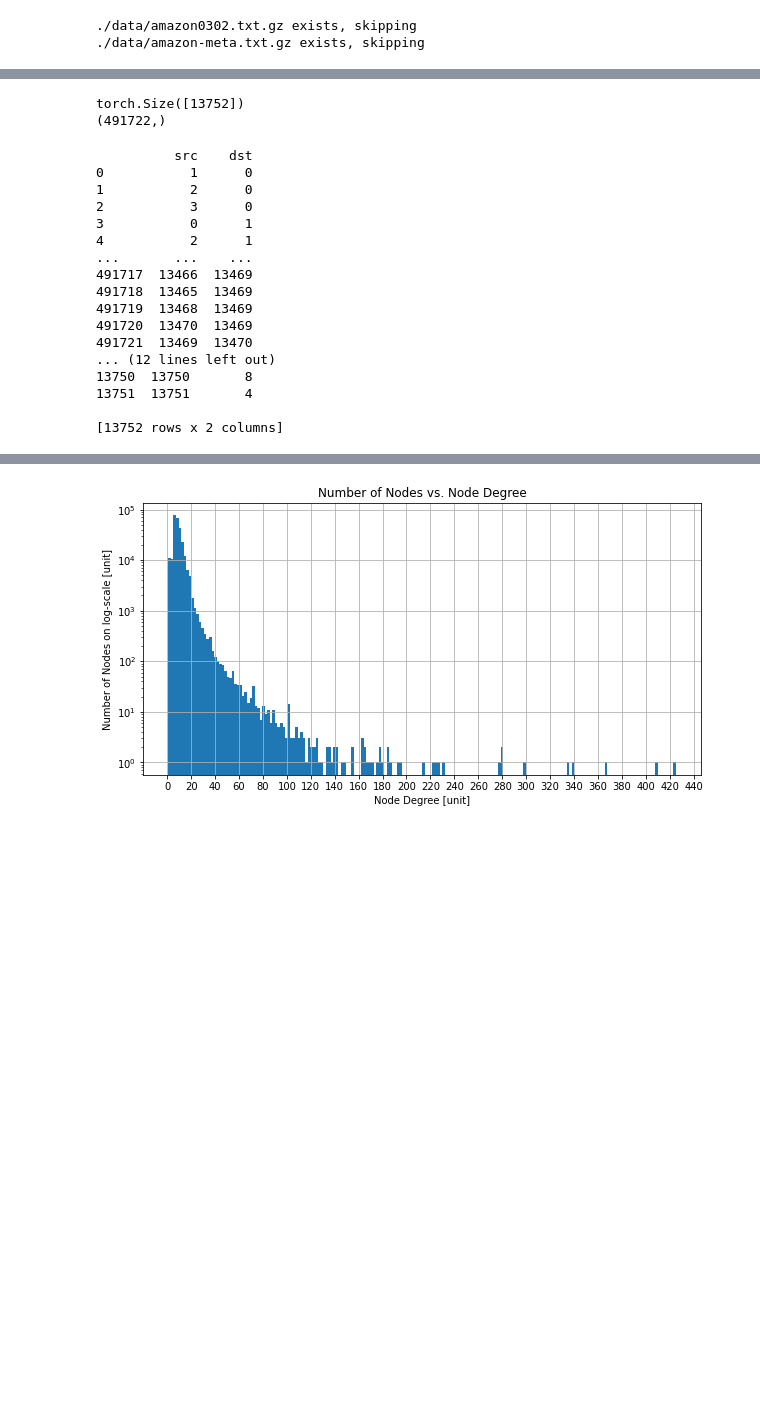
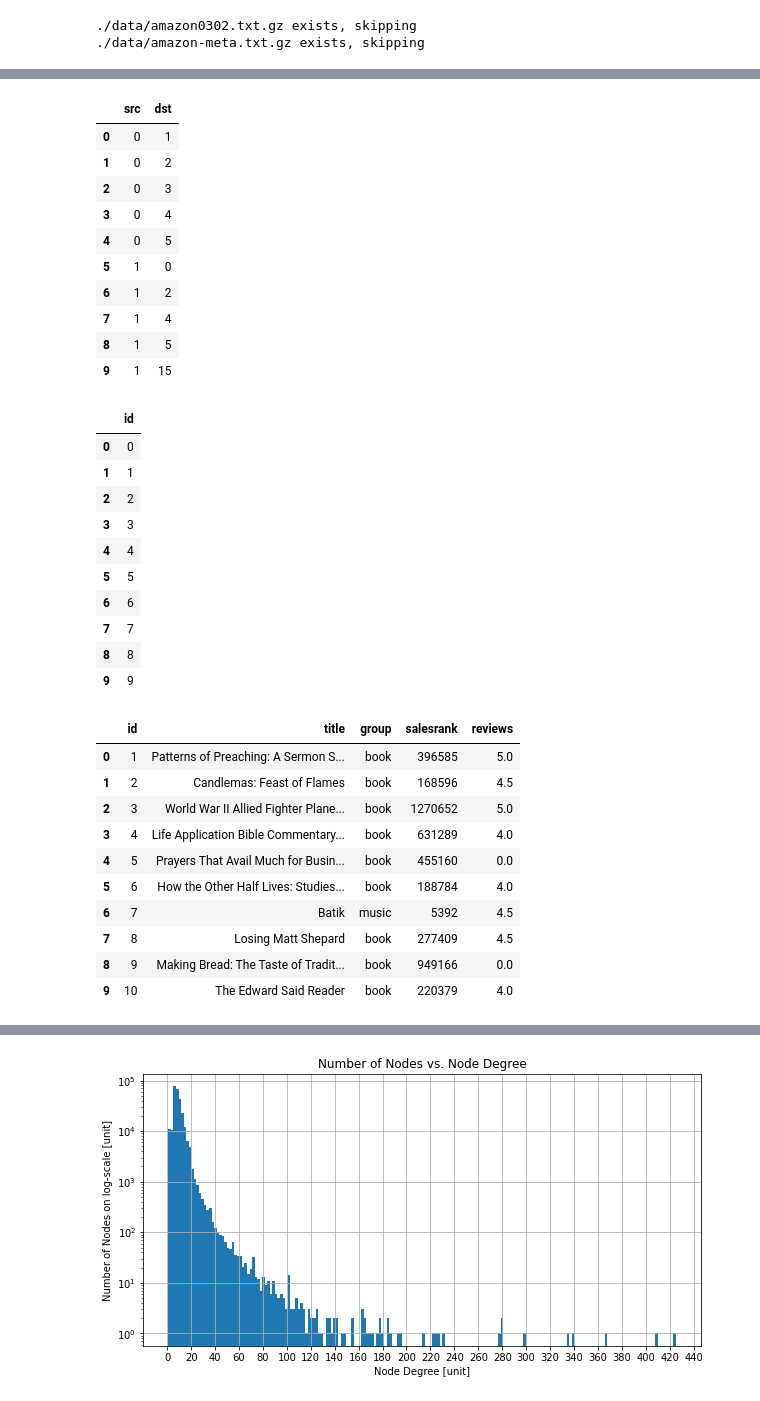
Before and after one commit to mark-antal-csizmadia/graphx-network-analysis, a Jupyter notebook: graphx-network-analysis.ipynb, the cells around one changed output, grey strips where cells are left out. Drawn from its saved outputs; the diff is of its cells as text; code cells hidden in the pictures; blank space fills up the shorter version.

```diff
--- a/graphx-network-analysis.ipynb
+++ b/graphx-network-analysis.ipynb
@@ -184,36 +91,0 @@ g, features, labels = load_amazon_data()
-# %%
-src = g.edges()[0].cpu().detach().numpy()
-dst = g.edges()[1].cpu().detach().numpy()
-print(labels.shape)
-print(dst.shape)
-# %% [output]
-torch.Size([13752])
-(491722,)
-# %%
-df_edges_2 = pd.DataFrame(data={"src":src, "dst":dst})
-print(df_edges_2)
-
-df_vertices_2 = pd.DataFrame(data={"id":range(labels.shape[0]), "labels":labels})
-print(df_vertices_2)
-
-vertices = spark.createDataFrame(df_vertices_2, list(df_vertices_2.columns.values))
-edges = spark.createDataFrame(df_edges_2, list(df_edges_2.columns.values))
-g = GraphFrame(vertices, edges)
-# %% [output]
-          src    dst
-0           1      0
-1           2      0
-2           3      0
-3           0      1
-4           2      1
-...       ...    ...
-491717  13466  13469
-491718  13465  13469
-491719  13468  13469
-491720  13470  13469
-491721  13469  13470
-... (12 lines left out)
-13750  13750       8
-13751  13751       4
-
-[13752 rows x 2 columns]
@@ -219,0 +188,38 @@ g = GraphFrame(vertices, edges)
+# %%
+display(HTML(df_edges.head(10).to_html()))
+display(HTML(df_vertices.head(10).to_html()))
+display(HTML(df_meta.head(10).to_html()))
+# %% [output]
+|  | src | dst |
+| 0 | 0 | 1 |
+| 1 | 0 | 2 |
+| 2 | 0 | 3 |
+| 3 | 0 | 4 |
+| 4 | 0 | 5 |
+| 5 | 1 | 0 |
+| 6 | 1 | 2 |
+| 7 | 1 | 4 |
+| 8 | 1 | 5 |
+| 9 | 1 | 15 |
+|  | id |
+| 0 | 0 |
+| 1 | 1 |
+| 2 | 2 |
+| 3 | 3 |
+| 4 | 4 |
+| 5 | 5 |
+| 6 | 6 |
+| 7 | 7 |
+| 8 | 8 |
+| 9 | 9 |
+|  | id | title | group | salesrank | reviews |
+| 0 | 1 | Patterns of Preaching: A Sermon S... | book | 396585 | 5.0 |
+| 1 | 2 | Candlemas: Feast of Flames | book | 168596 | 4.5 |
+| 2 | 3 | World War II Allied Fighter Plane... | book | 1270652 | 5.0 |
+| 3 | 4 | Life Application Bible Commentary... | book | 631289 | 4.0 |
+| 4 | 5 | Prayers That Avail Much for Busin... | book | 455160 | 0.0 |
+| 5 | 6 | How the Other Half Lives: Studies... | book | 188784 | 4.0 |
+| 6 | 7 | Batik | music | 5392 | 4.5 |
+| 7 | 8 | Losing Matt Shepard | book | 277409 | 4.5 |
+| 8 | 9 | Making Bread: The Taste of Tradit... | book | 949166 | 0.0 |
+| 9 | 10 | The Edward Said Reader | book | 220379 | 4.0 |
```
Also changed, not shown: parts of 29 cells of this notebook.
